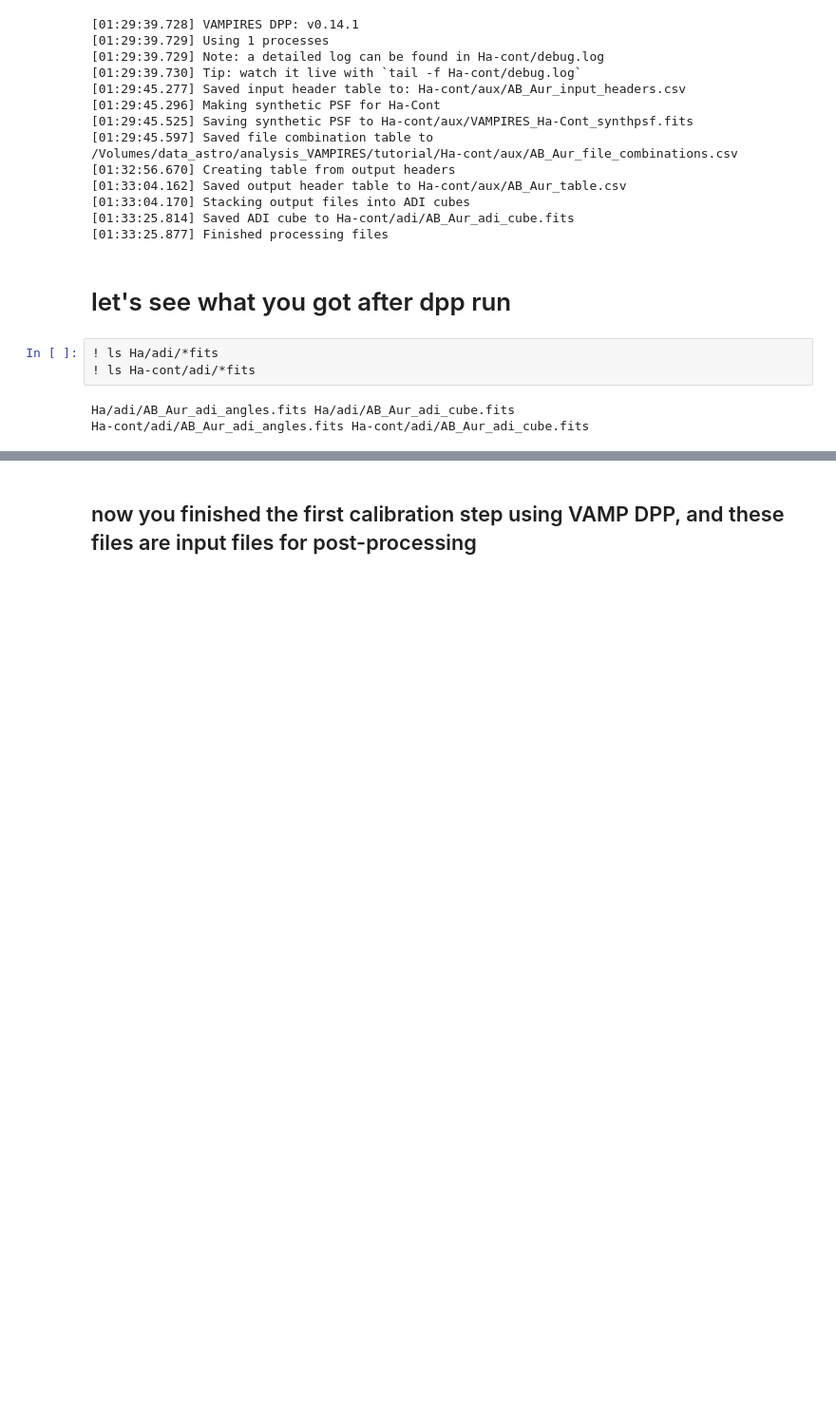
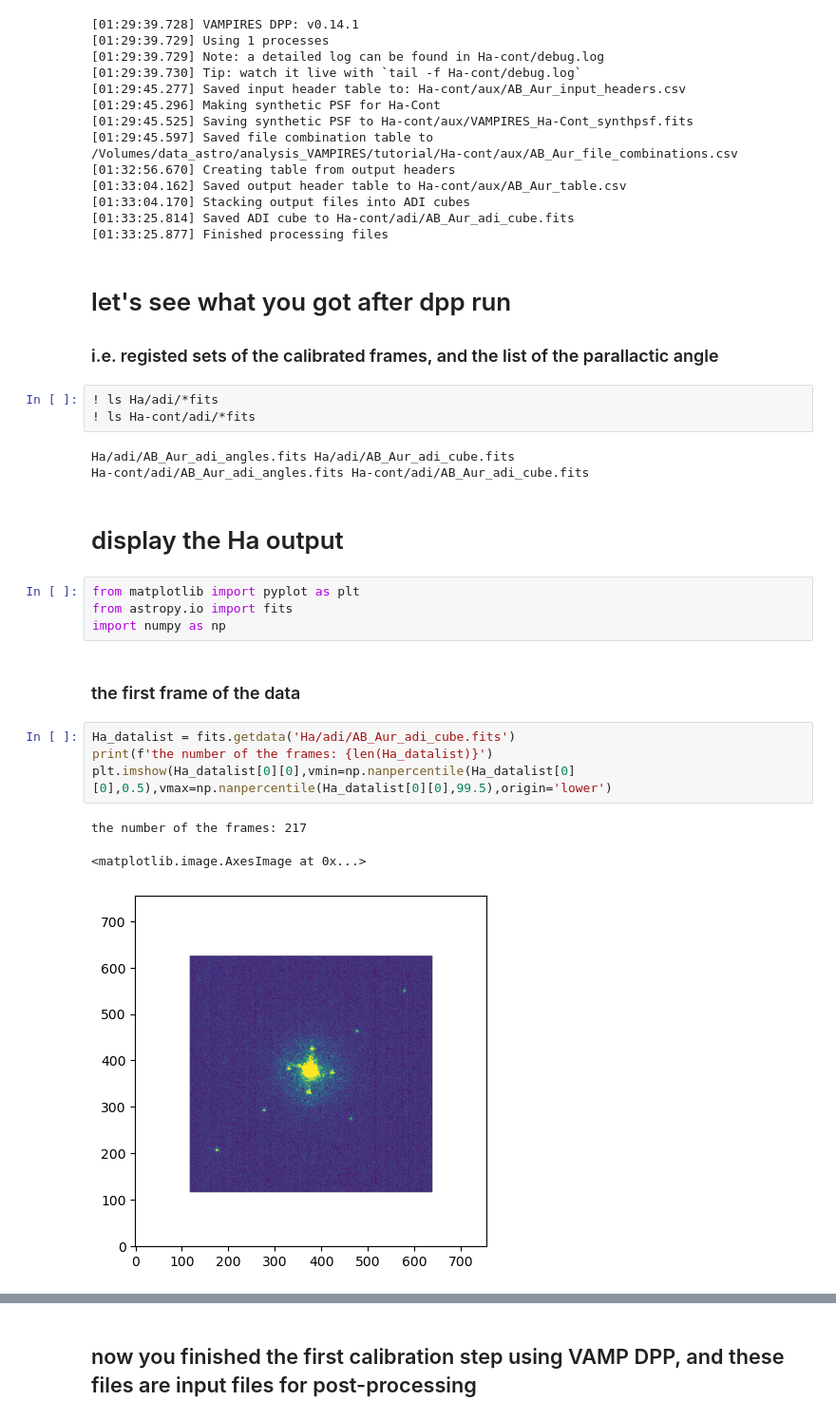
Before and after one commit to taichiuyama/VAMPIRES_Ha_tutorial, a Jupyter notebook: tutorial_VAMP-ADI+SDI.ipynb, the cells around one changed output, grey strips where cells are left out. Shown at 95% size. Saved outputs shown, nothing was run; the diff lists cells and outputs as text; blank space fills up the shorter version.

```diff
--- a/tutorial_VAMP-ADI+SDI.ipynb
+++ b/tutorial_VAMP-ADI+SDI.ipynb
@@ -197,9 +199,26 @@ config_ABAur.save('./'+target_name+'.toml')
 [01:33:25.877] Finished processing files
 # %% [markdown]
 # let's see what you got after dpp run
+### i.e. registed sets of the calibrated frames, and the list of the parallactic angle
 # %%
 ! ls Ha/adi/*fits
 ! ls Ha-cont/adi/*fits
 # %% [output]
 Ha/adi/AB_Aur_adi_angles.fits Ha/adi/AB_Aur_adi_cube.fits
 Ha-cont/adi/AB_Aur_adi_angles.fits Ha-cont/adi/AB_Aur_adi_cube.fits
+# %% [markdown]
+# display the Ha output
+# %%
+from matplotlib import pyplot as plt
+from astropy.io import fits
+import numpy as np
+# %% [markdown]
+### the first frame of the data
+# %%
+Ha_datalist = fits.getdata('Ha/adi/AB_Aur_adi_cube.fits')
+print(f'the number of the frames: {len(Ha_datalist)}')
+plt.imshow(Ha_datalist[0][0],vmin=np.nanpercentile(Ha_datalist[0][0],0.5),vmax=np.nanpercentile(Ha_datalist[0][0],99.5),origin='lower')
+# %% [output]
+the number of the frames: 217
+<matplotlib.image.AxesImage at 0x...>
+[figure, added]
```
Also changed, not shown: parts of 7 cells of this notebook, 4 other files.
